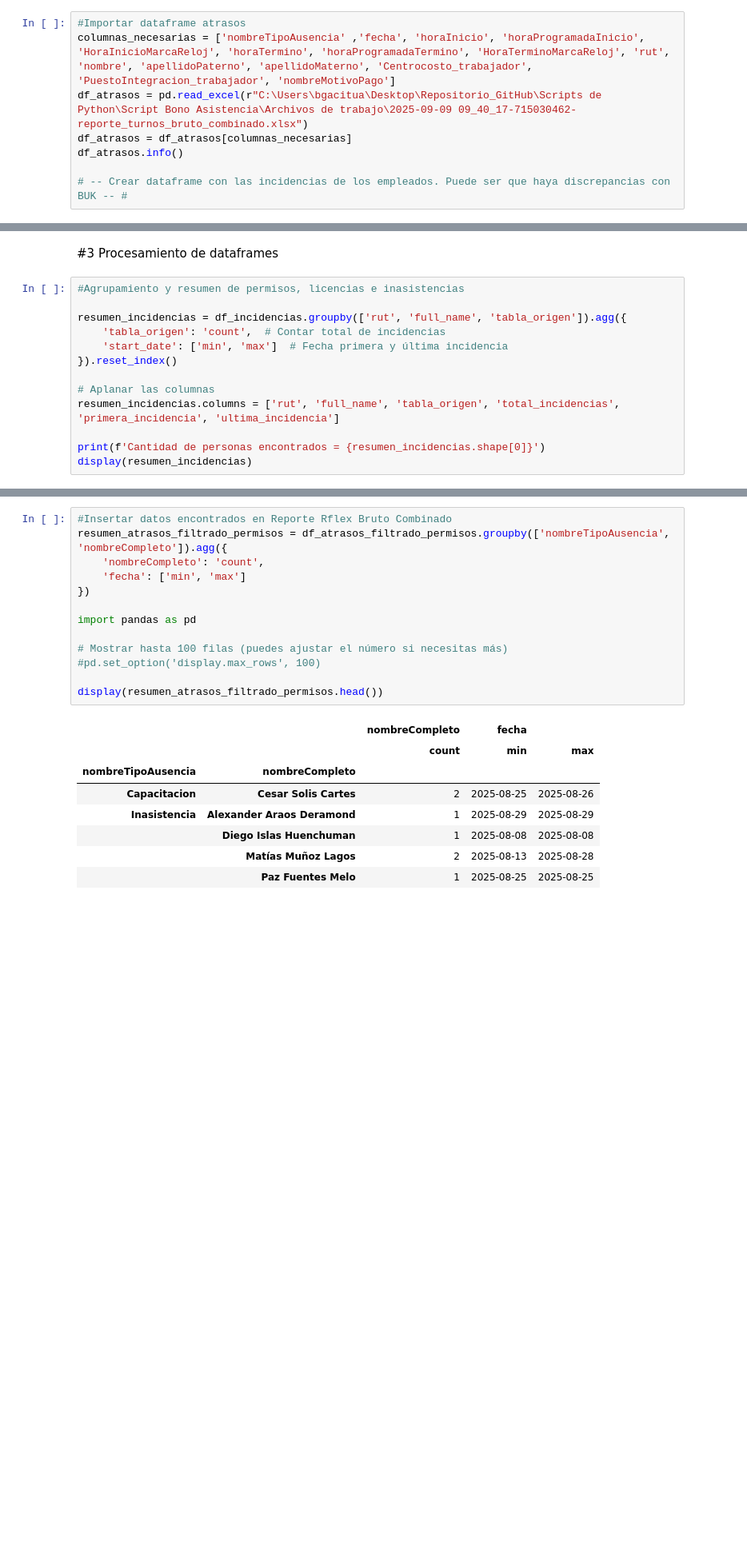
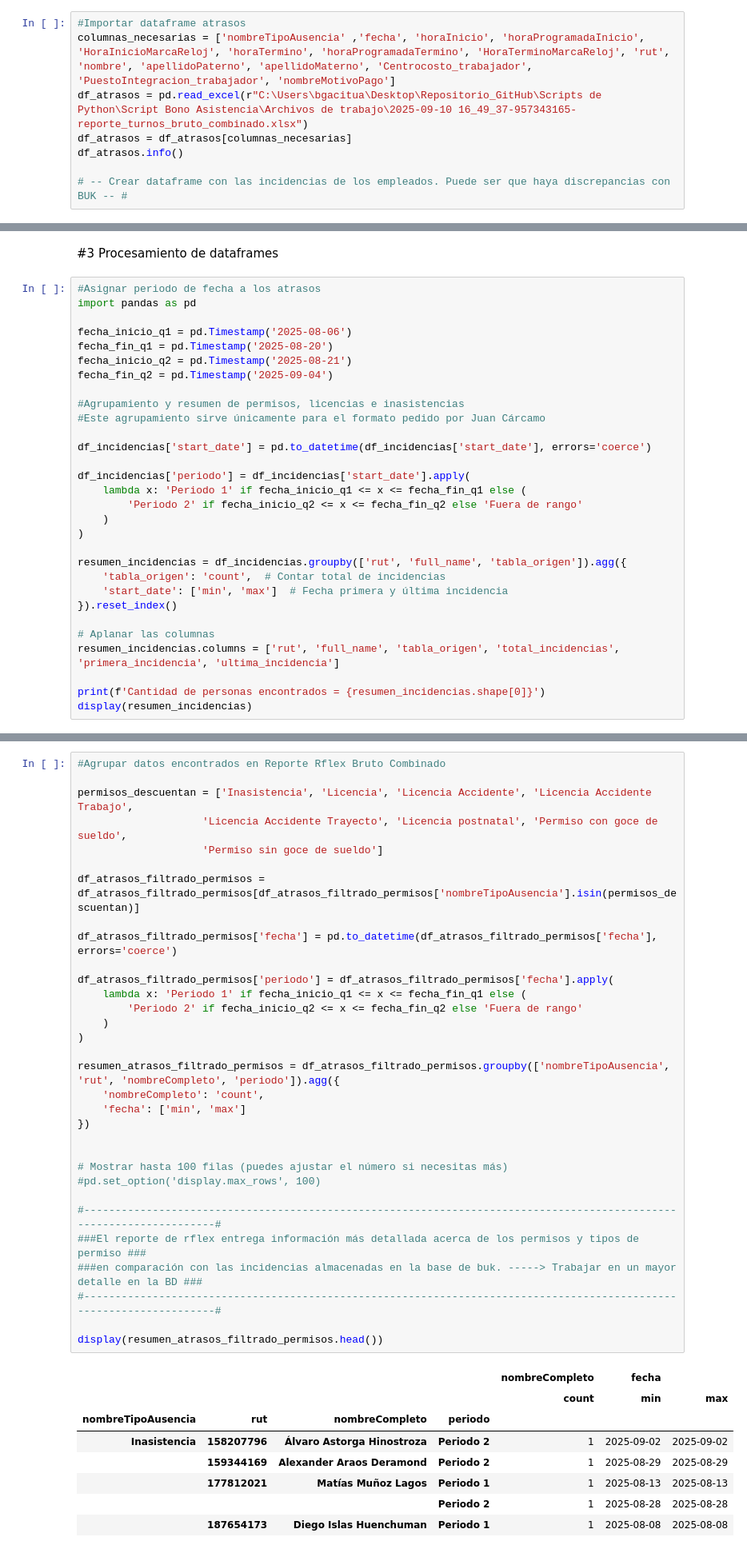
Before and after one commit to bgacitua/contenedor_cramer, a Jupyter notebook: Scripts de Python/Script Bono Asistencia/script_bono_asistencia_v3_final.ipynb, the cells around one changed output, grey strips where cells are left out. Shown at 80% size. Drawn from its saved outputs; the diff is of its cells as text; blank space fills up the shorter version.

```diff
--- a/Scripts de Python/Script Bono Asistencia/script_bono_asistencia_v3_final.ipynb
+++ b/Scripts de Python/Script Bono Asistencia/script_bono_asistencia_v3_final.ipynb
@@ -229,7 +235,7 @@ memory usage: 134.7+ KB
 # %%
 #Importar dataframe atrasos
 columnas_necesarias = ['nombreTipoAusencia' ,'fecha', 'horaInicio', 'horaProgramadaInicio', 'HoraInicioMarcaReloj', 'horaTermino', 'horaProgramadaTermino', 'HoraTerminoMarcaReloj', 'rut', 'nombre', 'apellidoPaterno', 'apellidoMaterno', 'Centrocosto_trabajador', 'PuestoIntegracion_trabajador', 'nombreMotivoPago']
-df_atrasos = pd.read_excel(r"C:\Users\bgacitua\Desktop\Repositorio_GitHub\Scripts de Python\Script Bono Asistencia\Archivos de trabajo\2025-09-09 09_40_17-715030462-reporte_turnos_bruto_combinado.xlsx")
+df_atrasos = pd.read_excel(r"C:\Users\bgacitua\Desktop\Repositorio_GitHub\Scripts de Python\Script Bono Asistencia\Archivos de trabajo\2025-09-10 16_49_37-957343165-reporte_turnos_bruto_combinado.xlsx")
 df_atrasos = df_atrasos[columnas_necesarias]
 df_atrasos.info()
 
@@ -397,7 +370,24 @@ memory usage: 3.4+ KB
 # %% [markdown]
 #3 Procesamiento de dataframes
 # %%
+#Asignar periodo de fecha a los atrasos
+import pandas as pd
+
+fecha_inicio_q1 = pd.Timestamp('2025-08-06')
+fecha_fin_q1 = pd.Timestamp('2025-08-20')
+fecha_inicio_q2 = pd.Timestamp('2025-08-21')
+fecha_fin_q2 = pd.Timestamp('2025-09-04')
+
 #Agrupamiento y resumen de permisos, licencias e inasistencias
+#Este agrupamiento sirve únicamente para el formato pedido por Juan Cárcamo
+
+df_incidencias['start_date'] = pd.to_datetime(df_incidencias['start_date'], errors='coerce')
+
+df_incidencias['periodo'] = df_incidencias['start_date'].apply(
+    lambda x: 'Periodo 1' if fecha_inicio_q1 <= x <= fecha_fin_q1 else (
+        'Periodo 2' if fecha_inicio_q2 <= x <= fecha_fin_q2 else 'Fuera de rango'
+    )
+)
 
 resumen_incidencias = df_incidencias.groupby(['rut', 'full_name', 'tabla_origen']).agg({
     'tabla_origen': 'count',  # Contar total de incidencias
@@ -453,25 +445,44 @@ print(df_atrasos_filtrado_permisos['nombreTipoAusencia'].unique())
  'Vacación Progresiva' 'Inasistencia' 'Licencia' 'Permiso por matrimonio'
  'Licencia Accidente Trabajo' 'Licencia Accidente' 'Capacitacion']
 # %%
-#Insertar datos encontrados en Reporte Rflex Bruto Combinado
-resumen_atrasos_filtrado_permisos = df_atrasos_filtrado_permisos.groupby(['nombreTipoAusencia', 'nombreCompleto']).agg({
+#Agrupar datos encontrados en Reporte Rflex Bruto Combinado
+
+permisos_descuentan = ['Inasistencia', 'Licencia', 'Licencia Accidente', 'Licencia Accidente Trabajo',
+                    'Licencia Accidente Trayecto', 'Licencia postnatal', 'Permiso con goce de sueldo',
+                    'Permiso sin goce de sueldo']
+
+df_atrasos_filtrado_permisos = df_atrasos_filtrado_permisos[df_atrasos_filtrado_permisos['nombreTipoAusencia'].isin(permisos_descuentan)]
+
+df_atrasos_filtrado_permisos['fecha'] = pd.to_datetime(df_atrasos_filtrado_permisos['fecha'], errors='coerce')
+
+df_atrasos_filtrado_permisos['periodo'] = df_atrasos_filtrado_permisos['fecha'].apply(
+    lambda x: 'Periodo 1' if fecha_inicio_q1 <= x <= fecha_fin_q1 else (
+        'Periodo 2' if fecha_inicio_q2 <= x <= fecha_fin_q2 else 'Fuera de rango'
+    )
+)
+
+resumen_atrasos_filtrado_permisos = df_atrasos_filtrado_permisos.groupby(['nombreTipoAusencia', 'rut', 'nombreCompleto', 'periodo']).agg({
     'nombreCompleto': 'count',
     'fecha': ['min', 'max']
 })
 
-import pandas as pd
 
 # Mostrar hasta 100 filas (puedes ajustar el número si necesitas más)
 #pd.set_option('display.max_rows', 100)
 
+#---------------------------------------------------------------------------------------------------------------------#
+###El reporte de rflex entrega información más detallada acerca de los permisos y tipos de permiso ###
+###en comparación con las incidencias almacenadas en la base de buk. -----> Trabajar en un mayor detalle en la BD ###
+#---------------------------------------------------------------------------------------------------------------------#
+
 display(resumen_atrasos_filtrado_permisos.head())
 # %% [output]
-|  |  | nombreCompleto | fecha |  |
-|  |  | count | min | max |
-| nombreTipoAusencia | nombreCompleto |  |  |  |
-| Capacitacion | Cesar Solis Cartes | 2 | 2025-08-25 | 2025-08-26 |
-| Inasistencia | Alexander Araos Deramond | 1 | 2025-08-29 | 2025-08-29 |
-|  | Diego Islas Huenchuman | 1 | 2025-08-08 | 2025-08-08 |
-|  | Matías Muñoz Lagos | 2 | 2025-08-13 | 2025-08-28 |
-|  | Paz Fuentes Melo | 1 | 2025-08-25 | 2025-08-25 |
+|  |  |  |  | nombreCompleto | fecha |  |
+|  |  |  |  | count | min | max |
+| nombreTipoAusencia | rut | nombreCompleto | periodo |  |  |  |
+| Inasistencia | 158207796 | Álvaro Astorga Hinostroza | Periodo 2 | 1 | 2025-09-02 | 2025-09-02 |
+|  | 159344169 | Alexander Araos Deramond | Periodo 2 | 1 | 2025-08-29 | 2025-08-29 |
+|  | 177812021 | Matías Muñoz Lagos | Periodo 1 | 1 | 2025-08-13 | 2025-08-13 |
+|  |  |  | Periodo 2 | 1 | 2025-08-28 | 2025-08-28 |
+|  | 187654173 | Diego Islas Huenchuman | Periodo 1 | 1 | 2025-08-08 | 2025-08-08 |
 # %%
```
Also changed, not shown: parts of 38 cells of this notebook, 7 other files.
